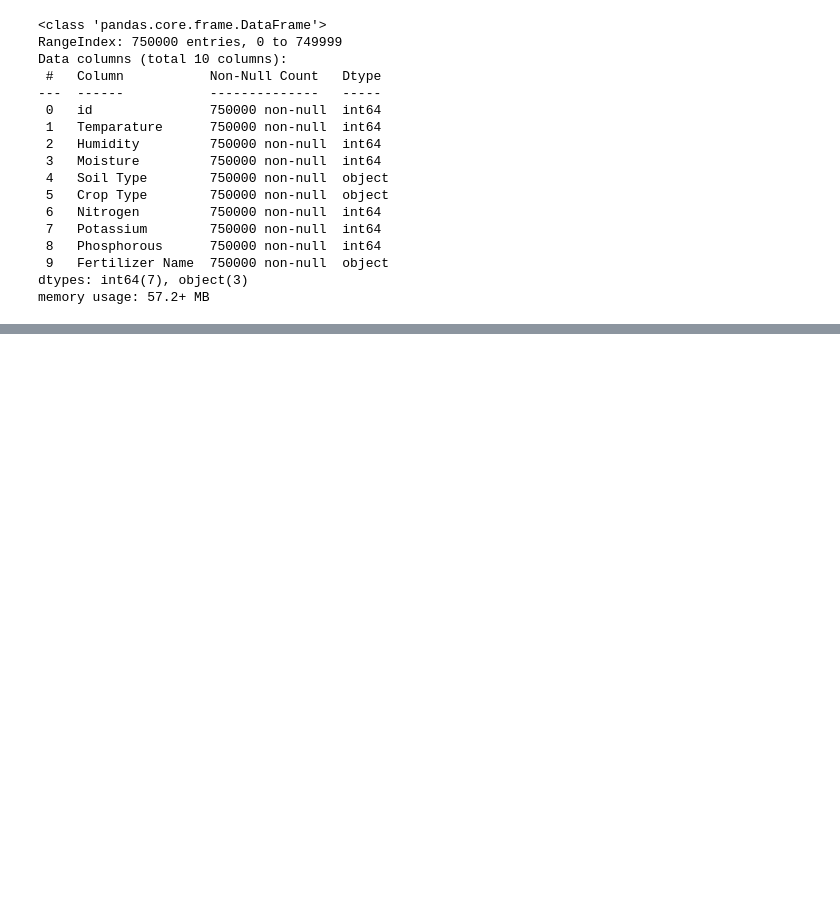
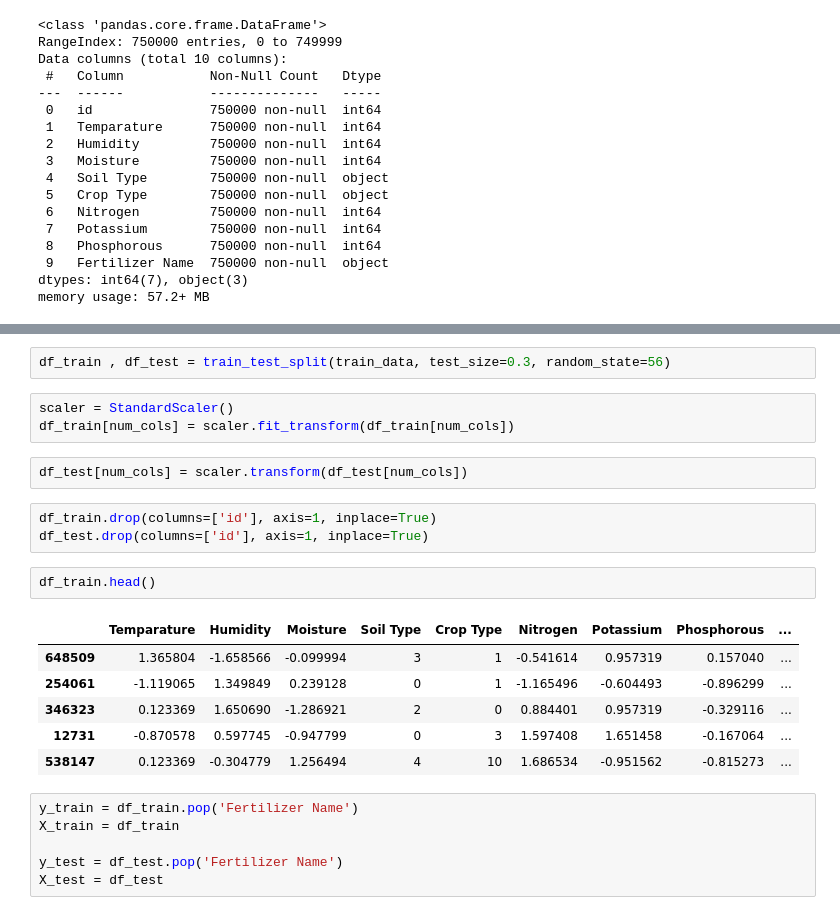
Before and after one commit to rajivgaba/predict-optimal-fertilizers, a Jupyter notebook: predict_optimal_fertilizers.ipynb, the cells around one changed output, grey strips where cells are left out. Cells and saved outputs as stored; diff of their text form; blank space fills up the shorter version.

```diff
--- a/predict_optimal_fertilizers.ipynb
+++ b/predict_optimal_fertilizers.ipynb
@@ -55,0 +155,25 @@ memory usage: 57.2+ MB
+# %%
+df_train , df_test = train_test_split(train_data, test_size=0.3, random_state=56)
+# %%
+scaler = StandardScaler()
+df_train[num_cols] = scaler.fit_transform(df_train[num_cols])
+# %%
+df_test[num_cols] = scaler.transform(df_test[num_cols])
+# %%
+df_train.drop(columns=['id'], axis=1, inplace=True)
+df_test.drop(columns=['id'], axis=1, inplace=True)
+# %%
+df_train.head()
+# %% [output]
+|  | Temparature | Humidity | Moisture | Soil Type | Crop Type | Nitrogen | Potassium | Phosphorous | ... |
+| 648509 | 1.365804 | -1.658566 | -0.099994 | 3 | 1 | -0.541614 | 0.957319 | 0.157040 | ... |
+| 254061 | -1.119065 | 1.349849 | 0.239128 | 0 | 1 | -1.165496 | -0.604493 | -0.896299 | ... |
+| 346323 | 0.123369 | 1.650690 | -1.286921 | 2 | 0 | 0.884401 | 0.957319 | -0.329116 | ... |
+| 12731 | -0.870578 | 0.597745 | -0.947799 | 0 | 3 | 1.597408 | 1.651458 | -0.167064 | ... |
+| 538147 | 0.123369 | -0.304779 | 1.256494 | 4 | 10 | 1.686534 | -0.951562 | -0.815273 | ... |
+# %%
+y_train = df_train.pop('Fertilizer Name')
+X_train = df_train
+
+y_test = df_test.pop('Fertilizer Name')
+X_test = df_test
```
Also changed, not shown: parts of 14 cells of this notebook.
